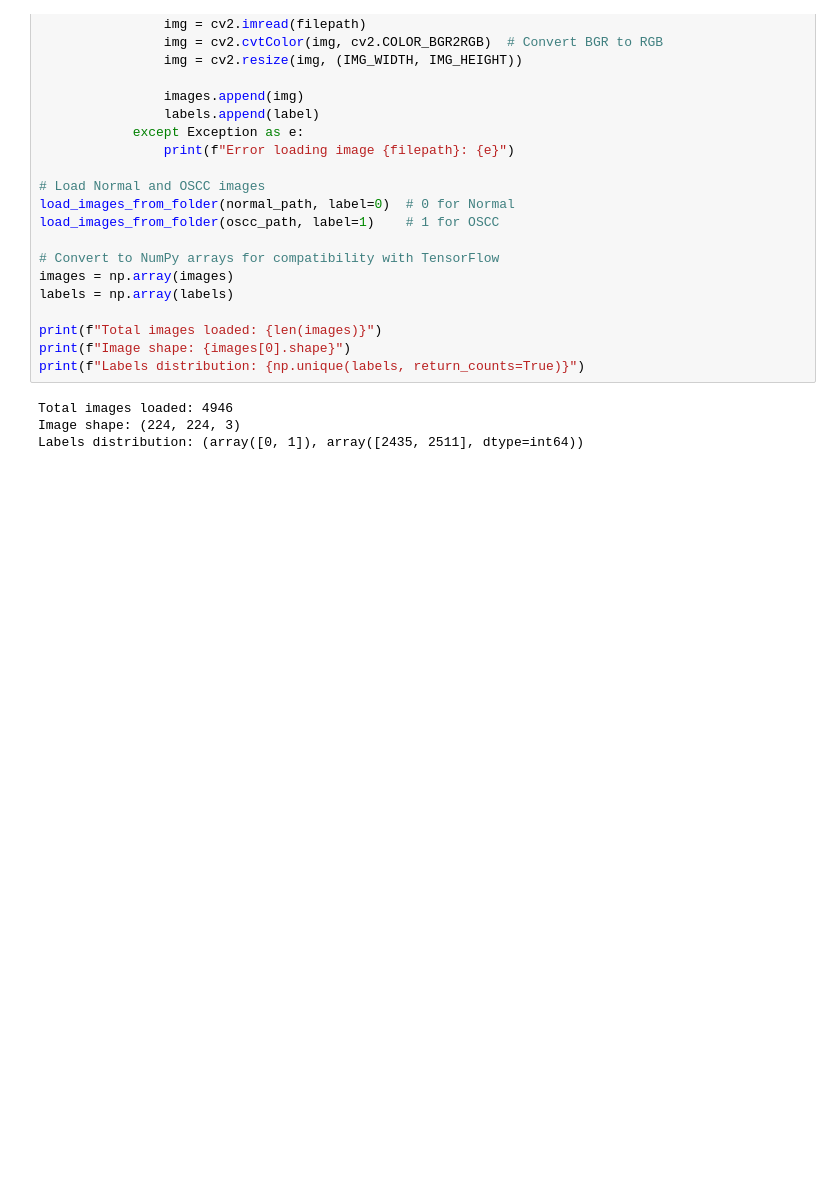
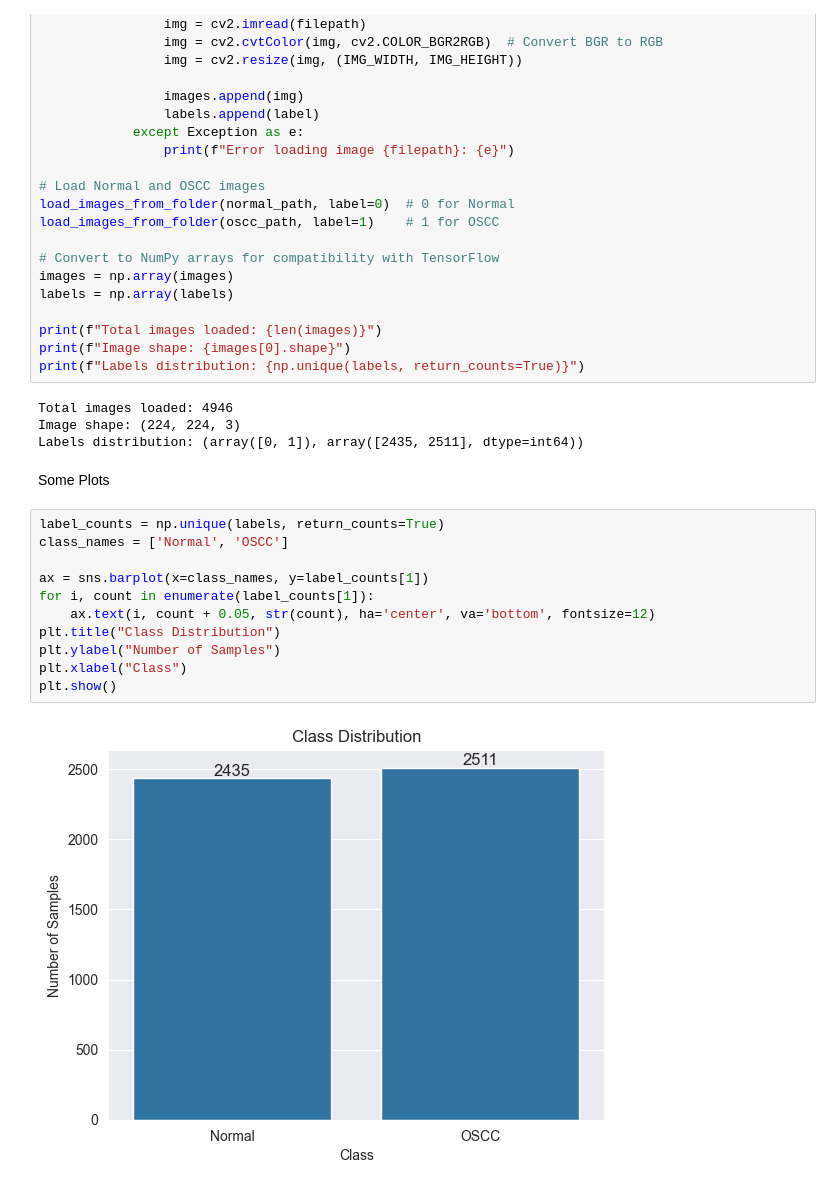
Before and after one commit to yashkk07/Oral-Cancer-Detection, a Jupyter notebook: oralcancer.ipynb, the cells around one changed output. Cells and saved outputs as stored; diff of their text form; blank space fills up the shorter version.

Commit message:
add plots

```diff
--- a/oralcancer.ipynb
+++ b/oralcancer.ipynb
@@ -70,3 +70,18 @@ print(f"Labels distribution: {np.unique(labels, return_counts=True)}")
 Total images loaded: 4946
 Image shape: (224, 224, 3)
 Labels distribution: (array([0, 1]), array([2435, 2511], dtype=int64))
+# %% [markdown]
+Some Plots
+# %%
+label_counts = np.unique(labels, return_counts=True)
+class_names = ['Normal', 'OSCC']
+
+ax = sns.barplot(x=class_names, y=label_counts[1])
+for i, count in enumerate(label_counts[1]):
+    ax.text(i, count + 0.05, str(count), ha='center', va='bottom', fontsize=12)
+plt.title("Class Distribution")
+plt.ylabel("Number of Samples")
+plt.xlabel("Class")
+plt.show()
+# %% [output]
+[figure, added]
```
Also changed, not shown: parts of 1 cell of this notebook.
